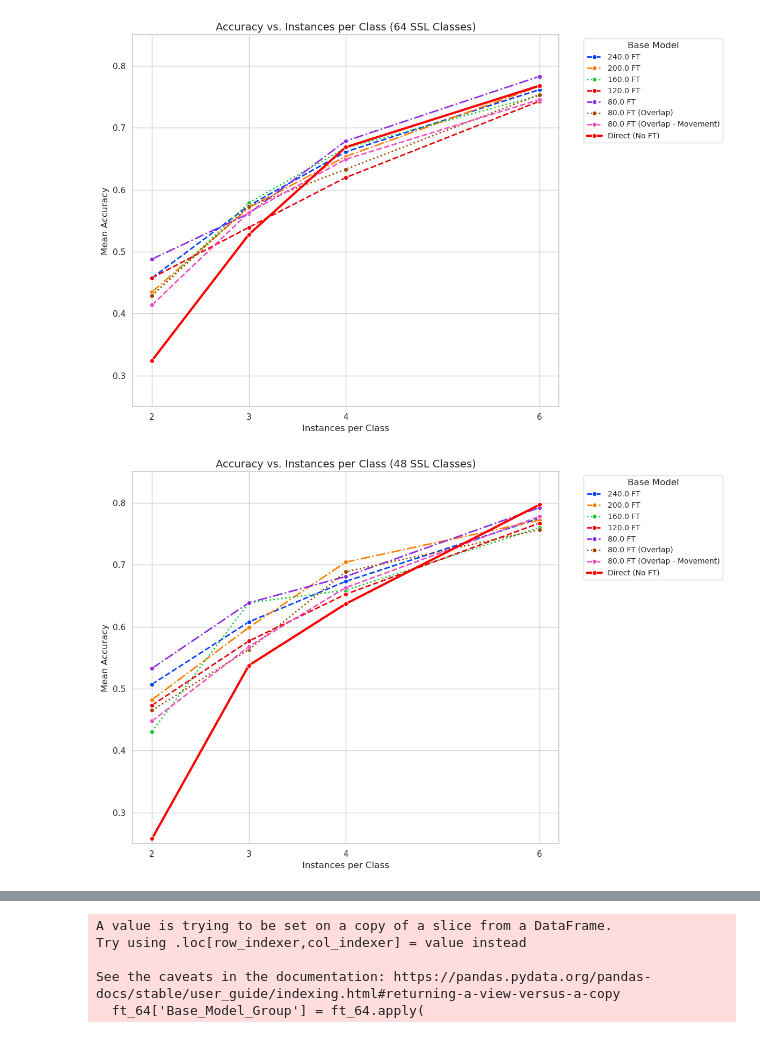
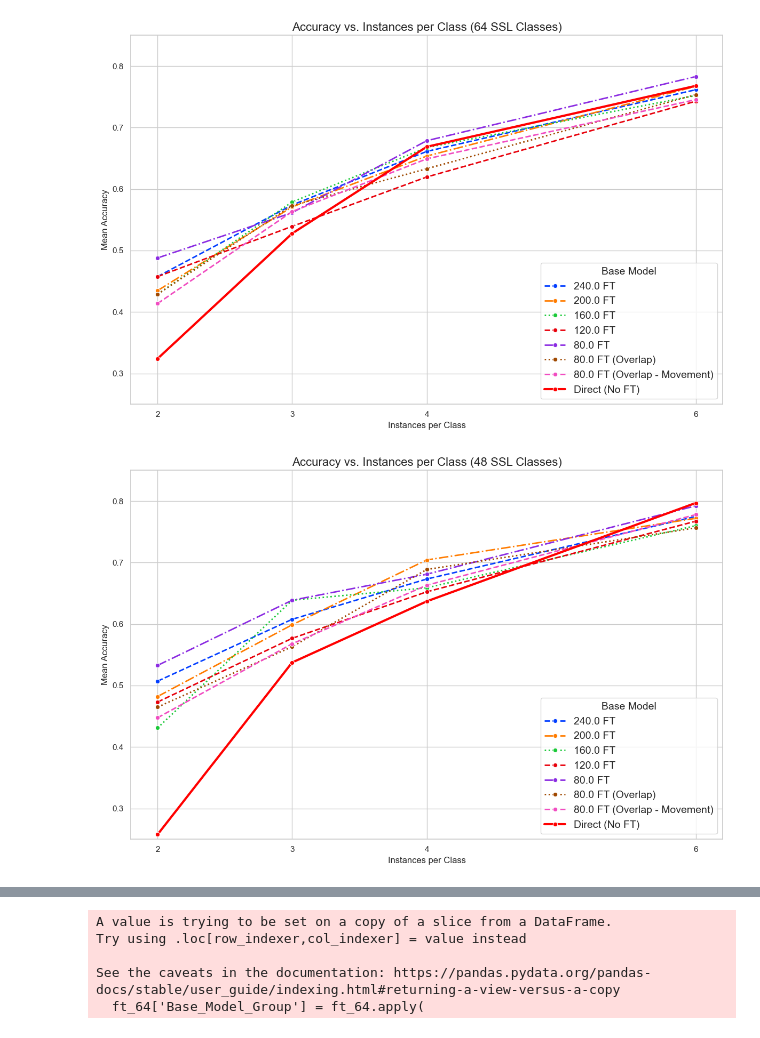
Before and after one commit to Neethamadhu-Madurasinghe/sign_language, a Jupyter notebook: plotting/SSL_models_results.ipynb, the cells around one changed output, grey strips where cells are left out. Saved outputs shown, nothing was run; the diff lists cells and outputs as text; code cells hidden in the pictures.

```diff
--- a/plotting/SSL_models_results.ipynb
+++ b/plotting/SSL_models_results.ipynb
@@ -110,36 +110,36 @@ combined['Base_Model_Label'] = combined.apply(get_overlap_label, axis=1)
 combined = combined[combined['Instances_per_class'].isin([2, 3, 4, 6])]
 
 # Define custom styles and colors
 unique_labels = combined['Base_Model_Label'].unique()
 palette = sns.color_palette("bright", len(unique_labels))  # Distinct colors
 styles = ['--', '-.', ':', '--', '-.', ':', '-']  # Line styles for Fine-tuned + solid for Direct
 colors = {label: palette[i] for i, label in enumerate(unique_labels)}
 colors['Direct (No FT)'] = '#FF0000'  # Red for Direct model
 
 # Plot with custom styles
 for label in unique_labels:
     subset = combined[combined['Base_Model_Label'] == label]
     if label == 'Direct (No FT)':
         # Highlight Direct with solid, bold line
         sns.lineplot(x='Instances_per_class', y='Accuracy_mean', data=subset,
                      label=label, color=colors[label], linestyle='-', linewidth=3, marker='o')
     else:
         # Fine-tuned models with dashed/dotted lines
         style_idx = list(unique_labels).index(label) % (len(styles) - 1)  # Avoid solid line
         sns.lineplot(x='Instances_per_class', y='Accuracy_mean', data=subset,
                      label=label, color=colors[label], linestyle=styles[style_idx], linewidth=2, marker='o')
 
 # Customize plot
-plt.title('Accuracy vs. Instances per Class (64 SSL Classes)', fontsize=14)
+plt.title('Accuracy vs. Instances per Class (64 SSL Classes)', fontsize=16)
 plt.xlabel('Instances per Class', fontsize=12)
 plt.ylabel('Mean Accuracy', fontsize=12)
 plt.xticks([2, 3, 4, 6])  # Explicitly set x-axis ticks
-plt.legend(title='Base Model', bbox_to_anchor=(1.05, 1), loc='upper left', fontsize=10)
+plt.legend(title='Base Model', loc='lower right', title_fontsize=14, fontsize=14)
 plt.ylim((0.25, 0.85))
 plt.tight_layout()
 plt.show()
 # %% [output]
-[figure, old version]
+[figure, new version]
 # %%
 plt.figure(figsize=(12, 8))
 
@@ -185,13 +185,13 @@ for label in unique_labels:
                      label=label, color=colors[label], linestyle=styles[style_idx], linewidth=2, marker='o')
 
 # Customize plot
-plt.title('Accuracy vs. Instances per Class (48 SSL Classes)', fontsize=14)
+plt.title('Accuracy vs. Instances per Class (48 SSL Classes)', fontsize=16)
 plt.xlabel('Instances per Class', fontsize=12)
 plt.ylabel('Mean Accuracy', fontsize=12)
 plt.xticks([2, 3, 4, 6])  # Explicitly set x-axis ticks
-plt.legend(title='Base Model', bbox_to_anchor=(1.05, 1), loc='upper left', fontsize=10)
+plt.legend(title='Base Model', loc='lower right', title_fontsize=14, fontsize=14)
 plt.ylim((0.25, 0.85))
 plt.tight_layout()
 plt.show()
 # %% [output]
-[figure, old version]
+[figure, new version]
```
Also changed, not shown: parts of 5 cells of this notebook.
